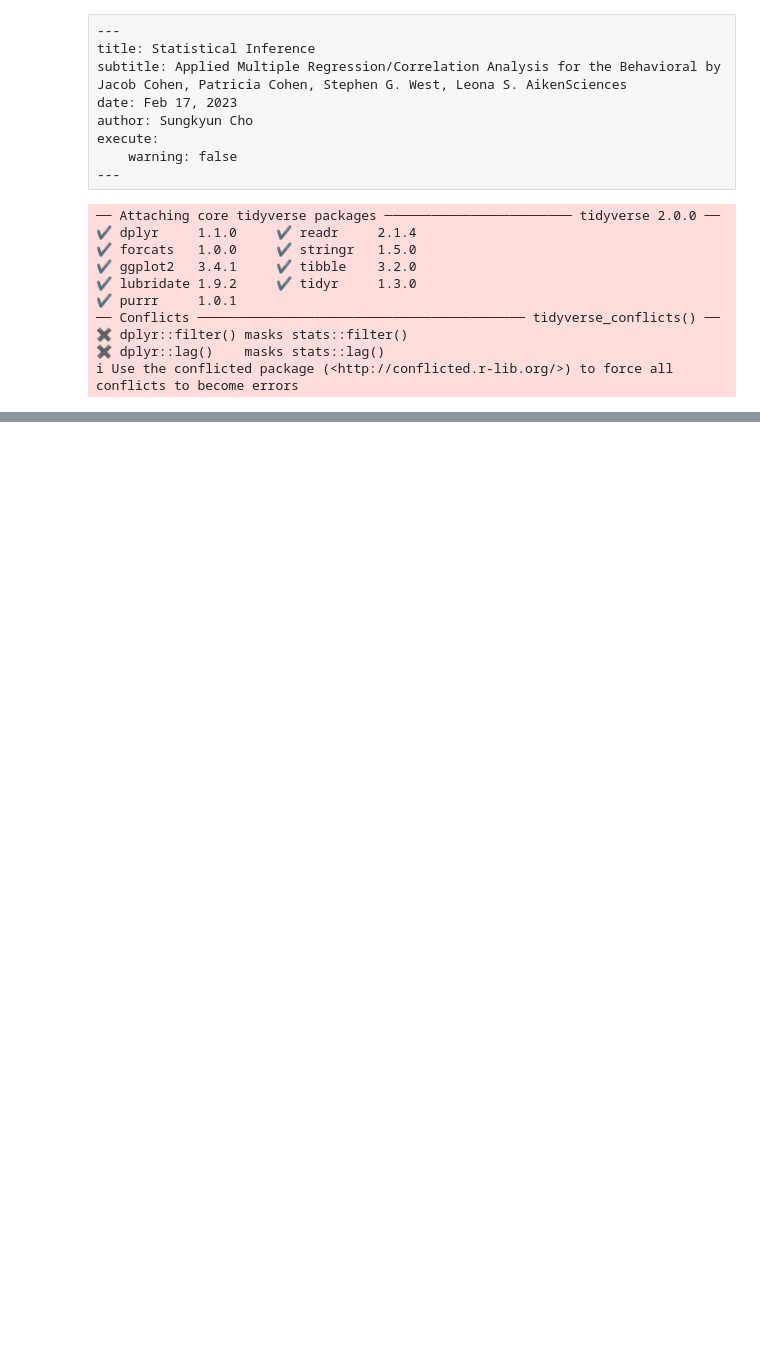
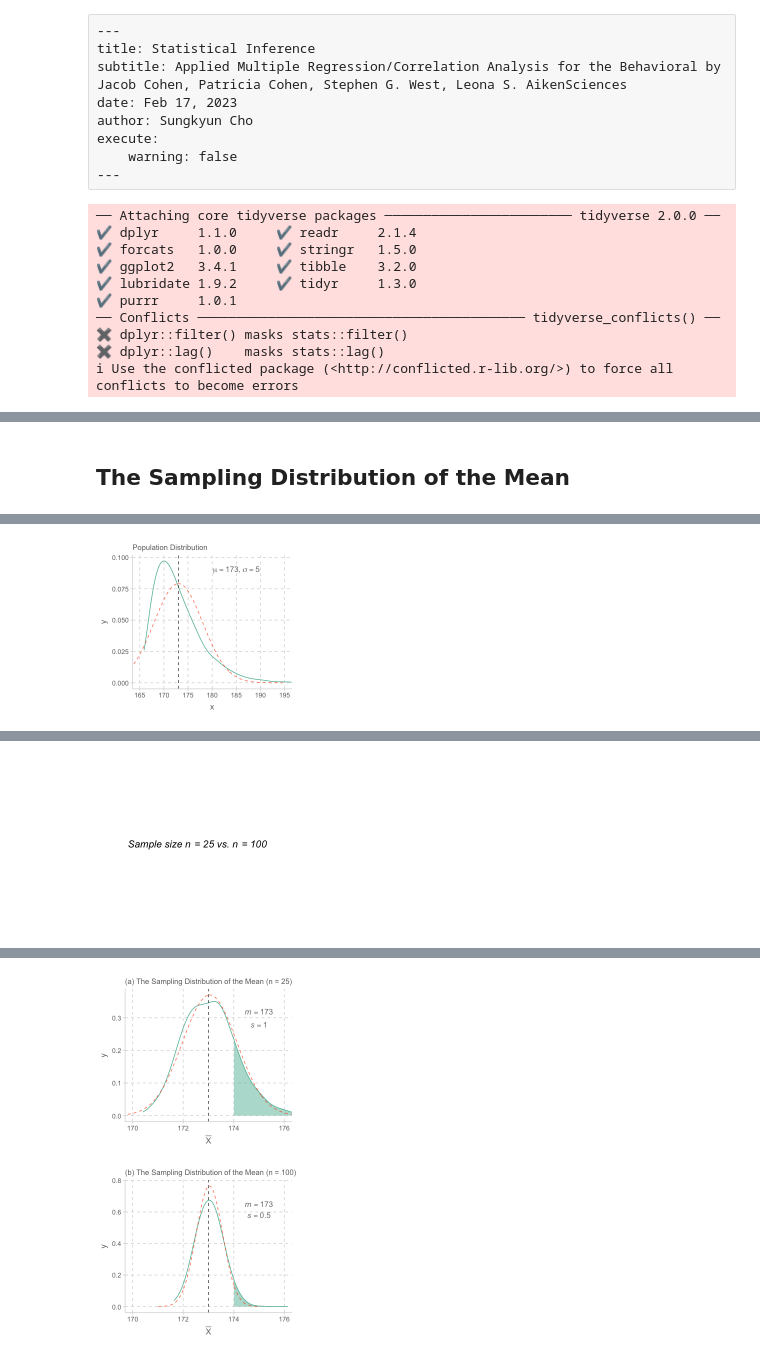
Before and after one commit to skcho13/statisticalmodelling, a Jupyter notebook: contents/inference.ipynb, the cells around one changed output, grey strips where cells are left out. Cells and saved outputs as stored; diff of their text form; code cells hidden in the pictures; blank space fills up the shorter version.

```diff
--- a/contents/inference.ipynb
+++ b/contents/inference.ipynb
@@ -31,0 +57,2 @@ theme_update(panel.background = element_rect(fill = "white"))
+# %% [markdown]
+## The Sampling Distribution of the Mean
@@ -31,0 +86,63 @@ theme_update(panel.background = element_rect(fill = "white"))
+# %%
+#| echo: false
+#| layout-ncol: 2
+options(repr.plot.width = 4, repr.plot.height = 3.5, repr.plot.res = 100)
+library(latex2exp)
+
+df_normal |>
+  ggplot(aes(x)) +
+  geom_density(bw=1.2) +
+  geom_vline(xintercept = 173, color="grey30", linetype = 2) +
+  scale_x_continuous(breaks = seq(165, 195, 5)) +
+  coord_cartesian(xlim=c(165, 195)) +
+  stat_overlay_normal_density(color = "orangered", linetype = 2, alpha = .7) +
+  annotate("text", x = 185, y = .09, size = 4,
+           label = TeX(
+             sprintf(r"($\mu = %.2f, \sigma = %.2f $)",
+                     mean(df_normal$x), sd(df_normal$x)),
+             italic = TRUE),
+           color = "grey50", parse = TRUE) +
+  labs(subtitle = "Population Distribution")
+
+plot(TeX(r"( Sample size $n$ = 25 vs. $n$ = 100)", italic = TRUE), cex = 1.2)
+
+m_density <- density(df_mean$m, bw = .3)
+m_density <- tibble(x = m_density$x, y = m_density$y)
+
+df_mean |>
+  ggplot(aes(x = m)) +
+  geom_density(bw = .3) +
+  geom_area(data = m_density |> filter(x >= 174), aes(x, y), alpha = .5) +
+  geom_vline(xintercept = 173, color="grey30", linetype = 2) +
+  coord_cartesian(xlim=c(170, 176)) +
+  annotate("text", x = 175, y = .32, size = 4,
+           label = TeX(
+             sprintf(r"($m = %.3f)", 173), italic = TRUE),
+           color = "grey50") +
+  annotate("text", x = 175, y = .28, size = 4,
+           label = TeX(
+             sprintf(r"($s = %.3f$)", 1), italic = TRUE),
+           color = "grey50") +
+  stat_overlay_normal_density(color = "orangered", linetype = 2, alpha = .7) +
+  labs(x = TeX(r"($\bar{X}$)"), subtitle = "(a) The Sampling Distribution of the Mean (n = 25)")
+
+m2_density <- density(df_mean2$m, bw = .3)
+m2_density <- tibble(x = m2_density$x, y = m2_density$y)
+
+df_mean2 |>
+  ggplot(aes(x = m)) +
+  geom_density(bw = .3) +
+  geom_area(data = m2_density |> filter(x >= 174), aes(x, y), alpha = .5) +
+  geom_vline(xintercept = 173, color="grey30", linetype = 2) +
+  coord_cartesian(xlim=c(170, 176)) +
+  annotate("text", x = 175, y = .65, size = 4,
+           label = TeX(
+             sprintf(r"($m = %.3f$)", 173), italic = TRUE),
+           color = "grey50") +
+  annotate("text", x = 175, y = .58, size = 4,
+           label = TeX(
+             sprintf(r"($s = %.3f$)", .5), italic = TRUE),
+           color = "grey50") +
+  stat_overlay_normal_density(color = "orangered", linetype = 2, alpha = .7) +
+  labs(x = TeX(r"($\bar{X}$)"), subtitle = "(b) The Sampling Distribution of the Mean (n = 100)")
+# %% [output]
@@ -31,0 +151 @@ theme_update(panel.background = element_rect(fill = "white"))
+[figure, added]
@@ -31,0 +156 @@ theme_update(panel.background = element_rect(fill = "white"))
+[figure, added]
@@ -31,0 +161,2 @@ theme_update(panel.background = element_rect(fill = "white"))
+[figure, added]
+[figure, added]
```
Also changed, not shown: parts of 10 cells of this notebook, 26 other files.
